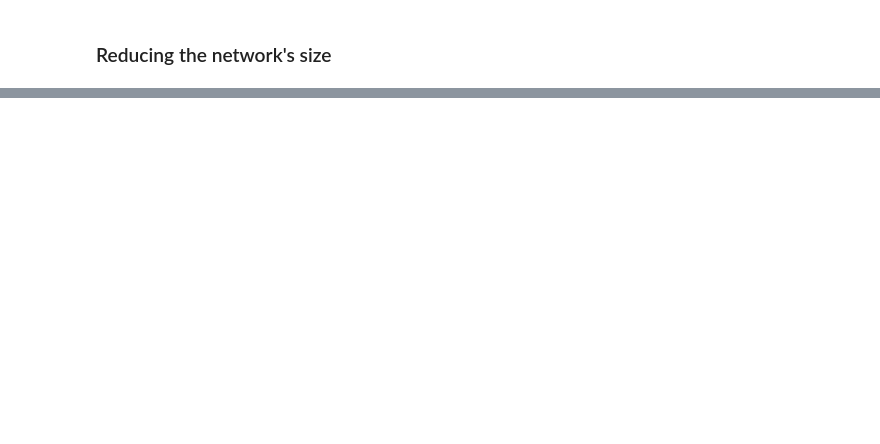
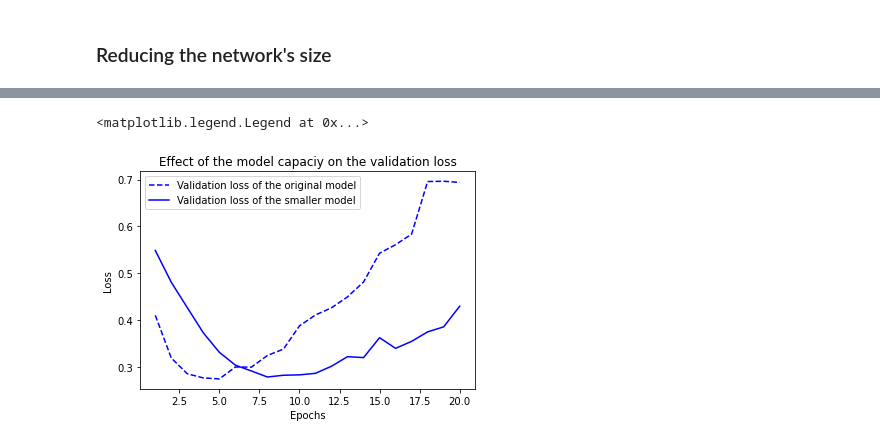
Before and after one commit to Bohdan-at-Kulinich/Machine-Learning, a Jupyter notebook: Regularization.ipynb, the cells around one changed output, grey strips where cells are left out. Drawn from its saved outputs; the diff is of its cells as text; code cells hidden in the pictures; blank space fills up the shorter version.

```diff
--- a/Regularization.ipynb
+++ b/Regularization.ipynb
@@ -35,0 +106,21 @@ history_original = model.fit(train_data, train_labels,
+# %%
+# Plotting a validation loss comparison:
+
+import matplotlib.pyplot as plt
+
+val_loss_original = history_original.history['val_loss']
+val_loss_smaller = history_smaller_model.history['val_loss']
+epochs = range(1, 21)
+
+plt.plot(epochs, val_loss_original, "b--", label='Validation loss of the original model')
+plt.plot(epochs, val_loss_smaller, "b-", label='Validation loss of the smaller model')
+plt.title("Effect of the model capaciy on the validation loss")
+plt.xlabel("Epochs")
+plt.ylabel('Loss')
+plt.legend()
+
+# The smaller model starts overfitting later than the reference original model,
+# and its performance degrades more slowly once it starts overfitting.
+# %% [output]
+<matplotlib.legend.Legend at 0x...>
+[figure, added]
```
Also changed, not shown: parts of 9 cells of this notebook.
